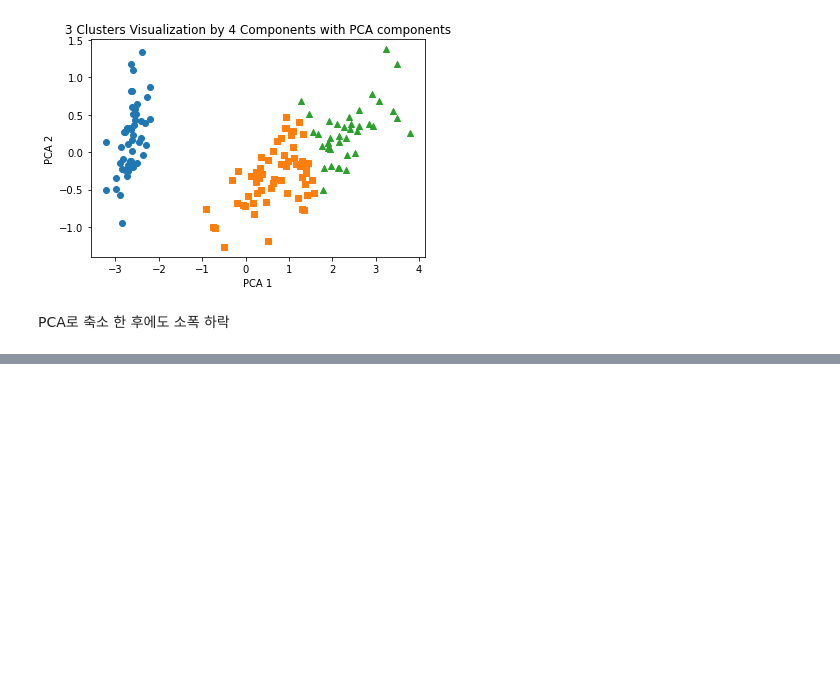
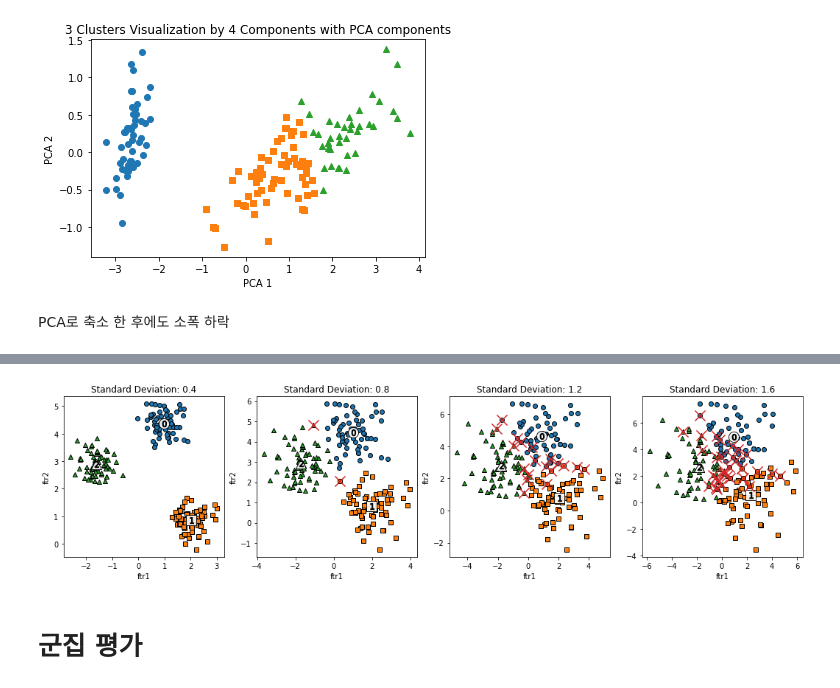
Before and after one commit to SeWonKwon/Machine-Learning, a Jupyter notebook: Machine_Learning/E01_Clustering.ipynb, the cells around one changed output, grey strips where cells are left out. Drawn from its saved outputs; the diff is of its cells as text; code cells hidden in the pictures; blank space fills up the shorter version.

```diff
--- a/Machine_Learning/E01_Clustering.ipynb
+++ b/Machine_Learning/E01_Clustering.ipynb
@@ -340,3 +439,46 @@ PCA로 축소 한 후에도 소폭 하락
+# %%
+std_list = [0.4, 0.8, 1.2, 1.6]
+# %%
+fig, axs = plt.subplots(figsize=(18, 4), nrows=1, ncols=len(std_list))
+for pos, std in enumerate(std_list):
+    X, y = make_blobs(n_samples=200, n_features=2, centers=3, cluster_std=std, random_state=0)
+    cluster_df = pd.DataFrame(data=X, columns=['ftr1', 'ftr2'])
+    cluster_df['target'] = y
+    kmeans = KMeans(n_clusters=3, init='k-means++', max_iter=200, random_state=0)
+    cluster_labels = kmeans.fit_predict(X)
+    cluster_df['kmeans_label'] = cluster_labels
+    centers = kmeans.cluster_centers_
+    unique_labels = np.unique(cluster_labels)
+
+
+    for label in unique_labels:
+        # 각각의 label 별 구분
+        label_cluster = cluster_df[cluster_df['kmeans_label']==label]
+        center_x_y = centers[label]
+
+        # 구분 점 표시
+        axs[pos].scatter(x=label_cluster['ftr1'], y=label_cluster['ftr2'], edgecolors='k',
+                    marker=markers[label])
+
+        # 중심 위치 좌표 시각화
+        axs[pos].scatter(x=center_x_y[0], y=center_x_y[1], s=200, color='white',
+                    alpha=0.9, edgecolors='k', marker=markers[label])
+        axs[pos].scatter(x=center_x_y[0], y=center_x_y[1], s=70, color='k',
+                    edgecolors='k', marker='$%d$'%label)
+
+    # 실제값과 군집값이 다른 곳 표시
+    miss_point = cluster_df[cluster_df['target'] != cluster_df['kmeans_label']]
+    axs[pos].scatter(x=miss_point['ftr1'], y=miss_point['ftr2'], edgecolors='k', marker='x', s=200)
+
+    axs[pos].set_xlabel('ftr1')
+    axs[pos].set_ylabel('ftr2')
+    axs[pos].set_title('Standard Deviation: {}'.format(std))
+
+plt.show()
+# %% [output]
+[figure, added]
+# %% [markdown]
+#  군집 평가
 # %% [markdown]
 **Reference**
 
```
Also changed, not shown: parts of 17 cells of this notebook.
